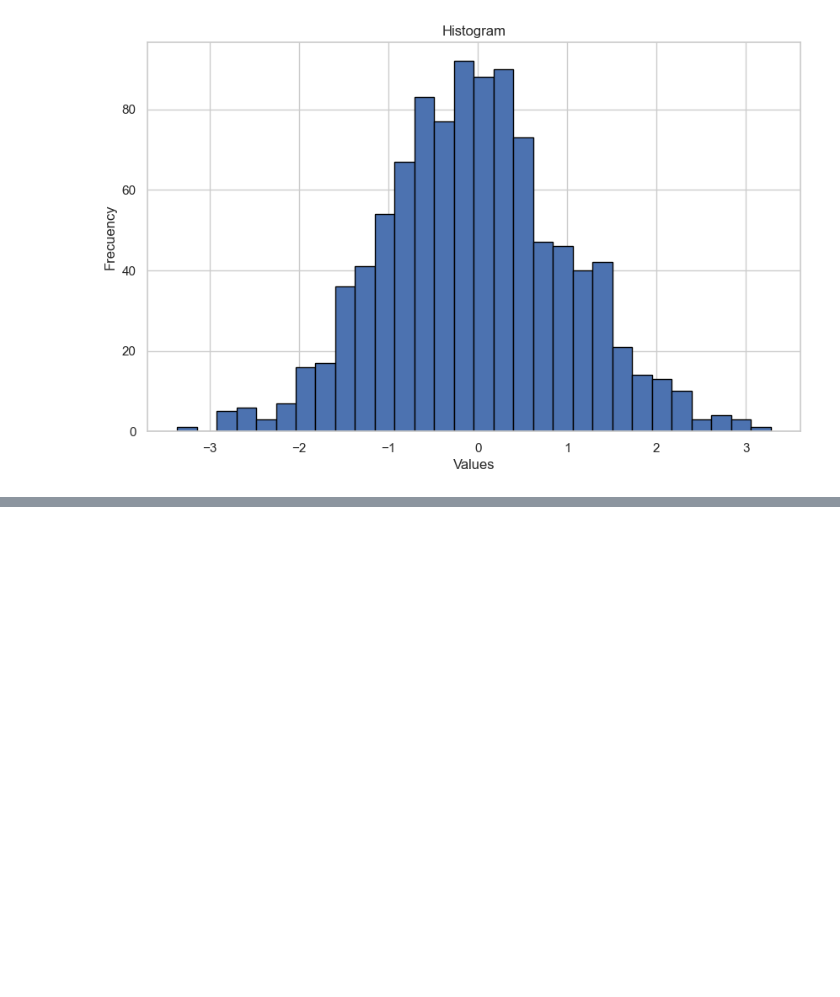
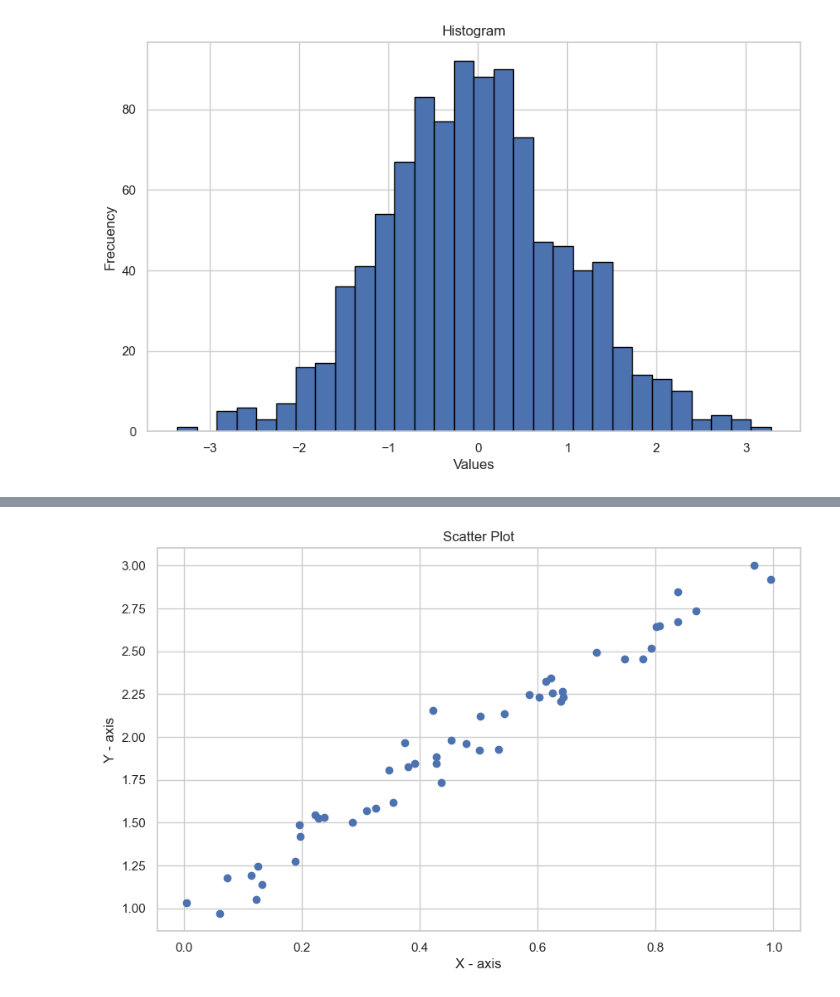
Before and after one commit to NanoBurgos/Visualizacion_Data_Python, a Jupyter notebook: graficos_python.ipynb, the cells around one changed output, grey strips where cells are left out. Saved outputs shown, nothing was run; the diff lists cells and outputs as text; code cells hidden in the pictures; blank space fills up the shorter version.

Commit message:
Añado a graficos_python.ipynb: 4. Scatter Plot - Diagrama de Dispersion

```diff
--- a/graficos_python.ipynb
+++ b/graficos_python.ipynb
@@ -195,0 +210,13 @@ plt.show()
+# %%
+# SCATTER PLOT
+
+x = np.random.rand(50)
+y = 2* x + 1 + 0.1 * np.random.randn(50)
+
+plt.scatter(x, y)
+plt.title('Scatter Plot')
+plt.xlabel('X - axis')
+plt.ylabel('Y - axis')
+plt.show()
+# %% [output]
+[figure, added]
```
Also changed, not shown: parts of 1 cell of this notebook.
